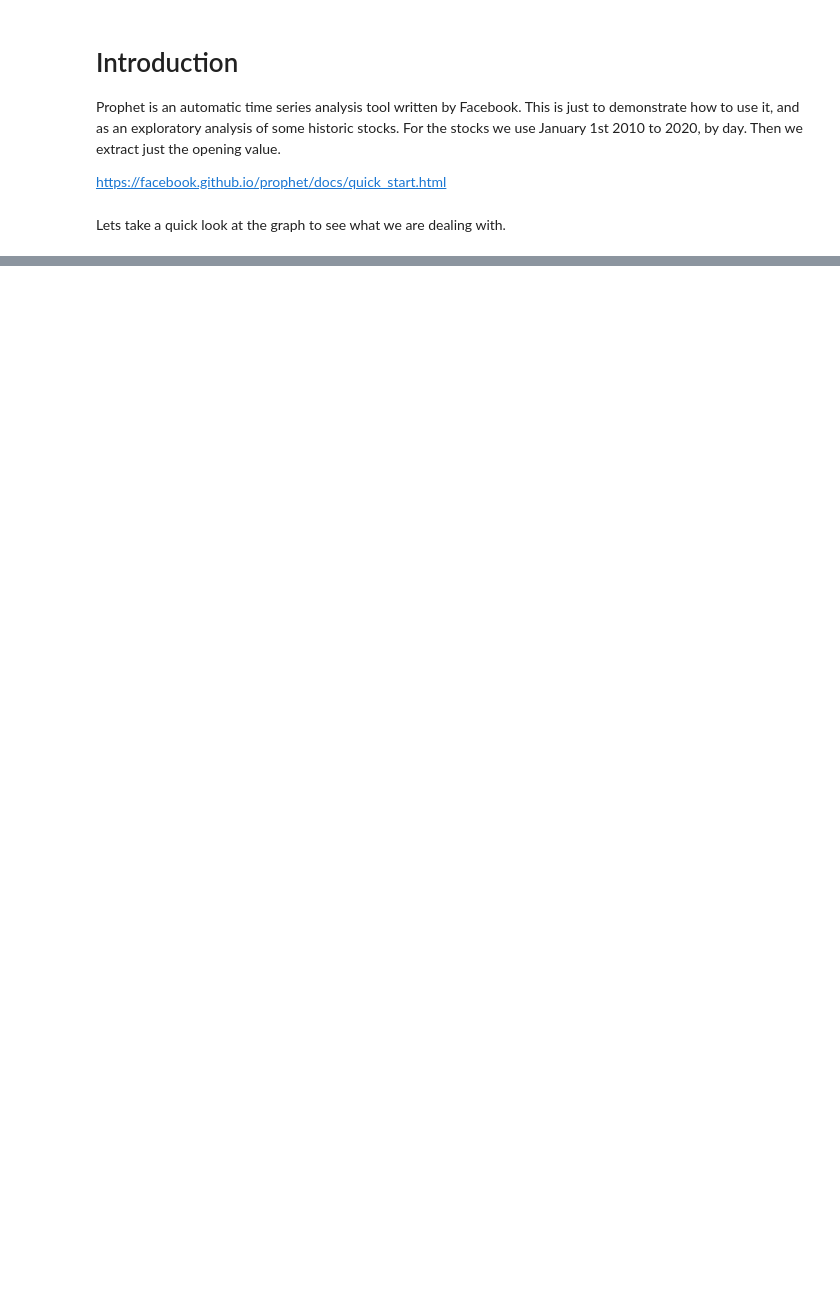
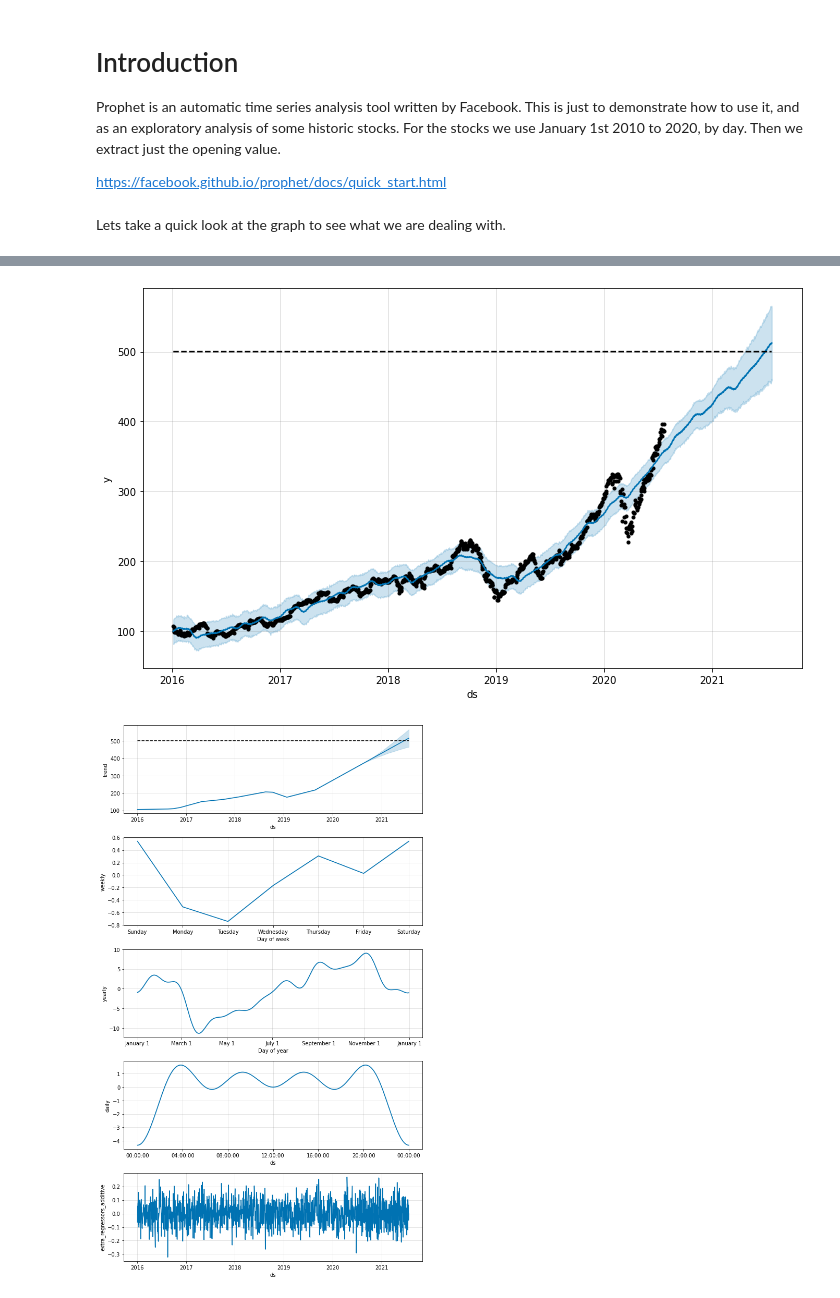
Before and after one commit to beautifulstatistics/Prometheus, a Jupyter notebook: TimeSeriesAnalysis/ProphetExplore.ipynb, the cells around one changed output, grey strips where cells are left out. Cells and saved outputs as stored; diff of their text form; code cells hidden in the pictures; blank space fills up the shorter version.

Commit message:
developing prophet

```diff
--- a/TimeSeriesAnalysis/ProphetExplore.ipynb
+++ b/TimeSeriesAnalysis/ProphetExplore.ipynb
@@ -25,2 +7,25 @@ df = pd.DataFrame({'ds':time,'y':opening})
+# %%
+import alpaca_trade_api as tradeapi
+import pandas as pd
+
+start = '2016-01-01T00:00:00.000Z' #Actually pulls barset data starting at next day.
+end = '2020-07-23T00:00:00.000Z' #Actually pulls all the dates plus an extra one at the end.
+
+api = tradeapi.REST('PKJM62G0UIEAA3T1DIHA',
+                    '08PcErcQBQMmMFLPafd2zeVel6DeBkAyhEUpKHFe',
+                    base_url='https://paper-api.alpaca.markets')
+apple = api.get_barset(symbols='AAPL',
+                       start=start,
+                       end=end,
+                       timeframe='day')
+time = api.get_calendar(start=start,end=end)
+
+apple = apple['AAPL'] #It's a dictionary that can handle many of tickers.
+time = time#[:-1] #We take the last one off so everything matches up.
+time = [str(i.date) for i in time] #this just extracts the string of the date.
+
+opening = [bar.o for index, bar in enumerate(apple)]
+
+df = pd.DataFrame({'ds':time,'y':opening})
 # %% [markdown]
 Lets take a quick look at the graph to see what we are dealing with.
@@ -44,0 +32,21 @@ ParserError: day is out of range for month: 0
+# %%
+import pandas as pd
+from fbprophet import Prophet
+import numpy as np
+
+cap = 500
+df['cap'] = cap
+df['reg'] = np.random.normal(size=df.shape[0])
+
+m = Prophet(growth='linear',daily_seasonality=True)
+m.add_regressor('reg')
+m.fit(df)
+future = m.make_future_dataframe(periods=365)
+future['cap'] = cap
+future['reg'] = np.random.normal(size=future.shape[0])
+forecast = m.predict(future)
+fig1 = m.plot(forecast)
+fig2 = m.plot_components(forecast)
+# %% [output]
+[figure, added]
+[figure, added]
```
Also changed, not shown: parts of 4 cells of this notebook.
